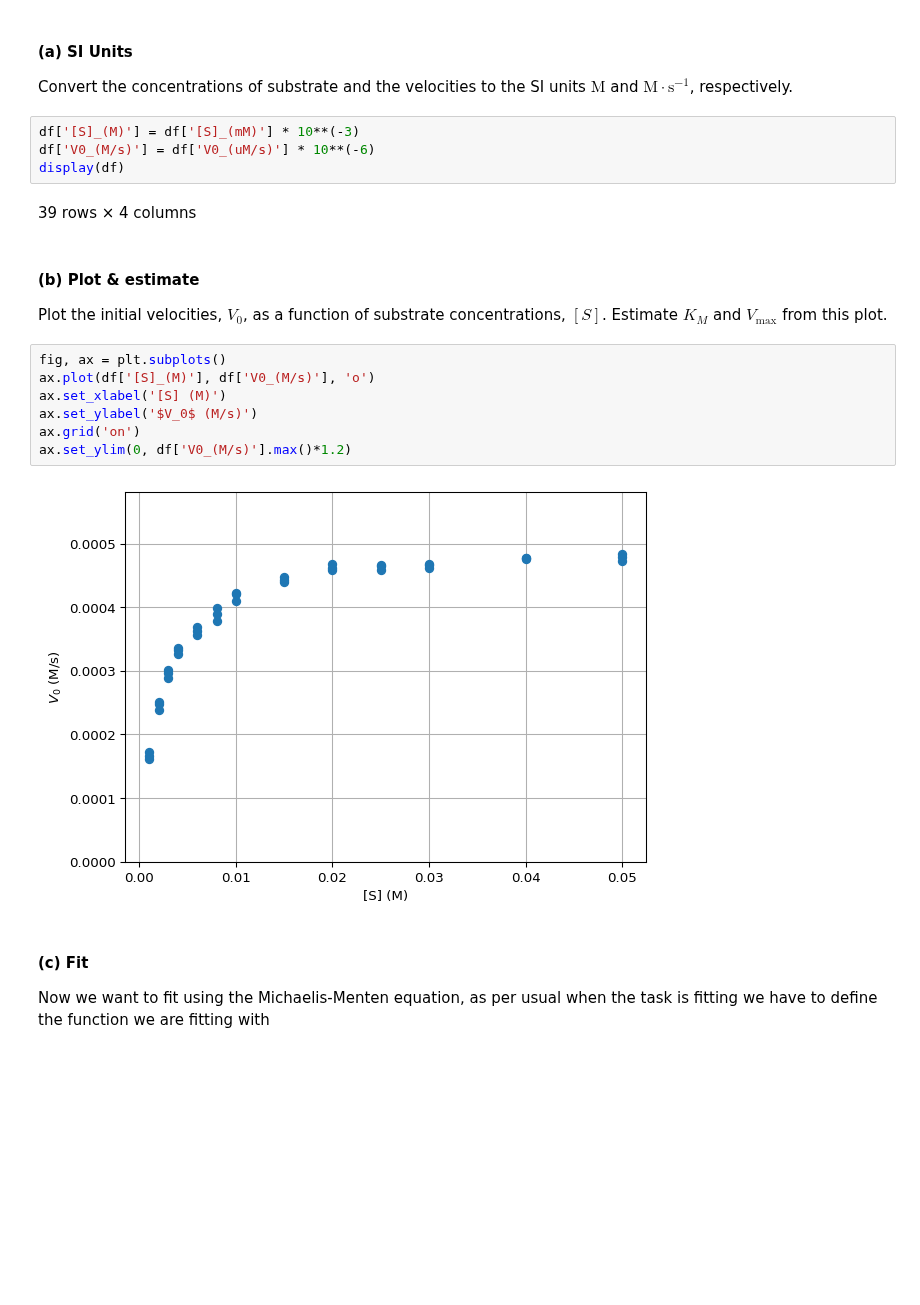
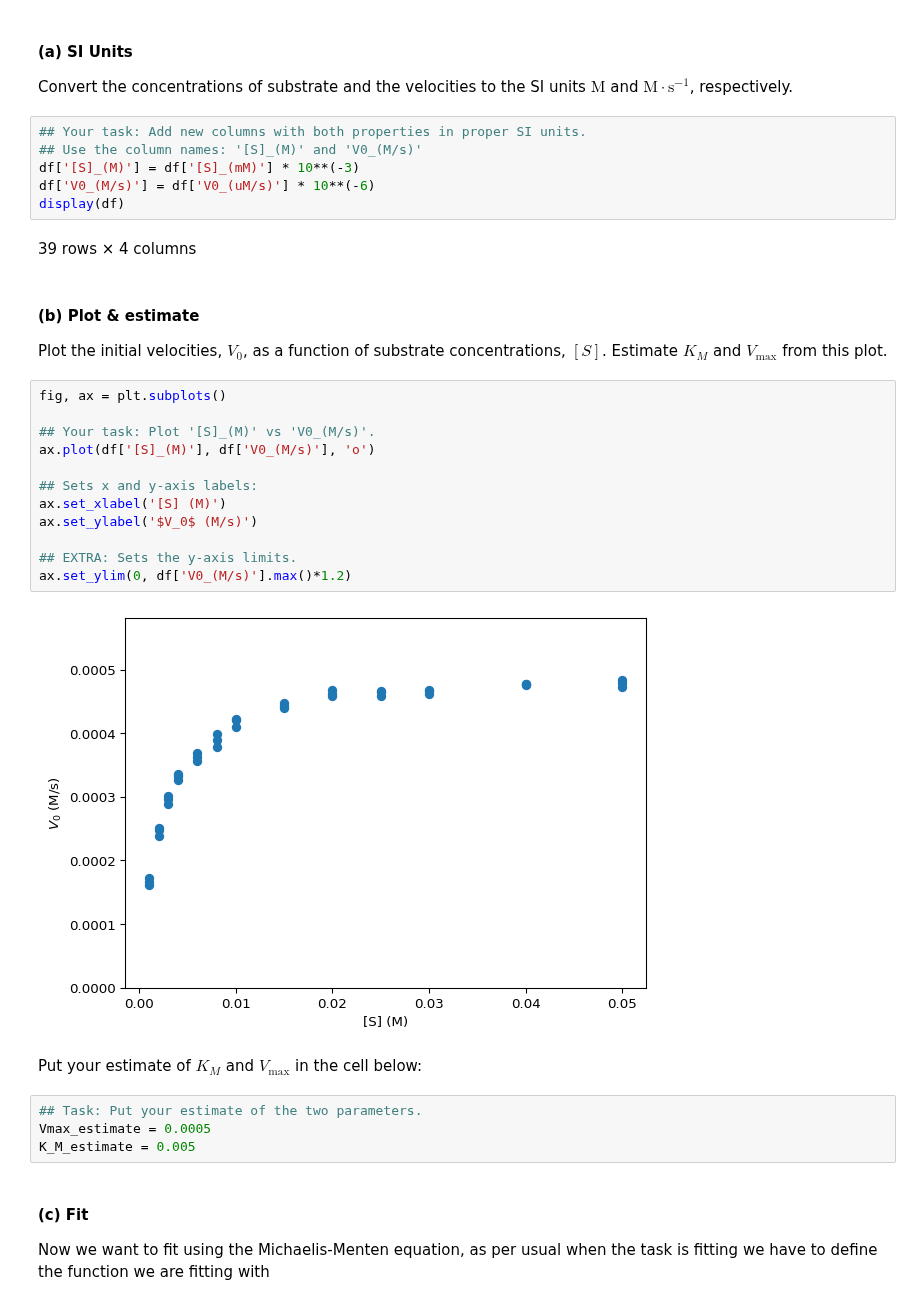
Before and after one commit to au-mbg/fysisk-biokemi, a Jupyter notebook: built_notebooks/master/week_47.ipynb, the cells around one changed output. Drawn from its saved outputs; the diff is of its cells as text; blank space fills up the shorter version.

```diff
--- a/built_notebooks/master/week_47.ipynb
+++ b/built_notebooks/master/week_47.ipynb
@@ -1098,6 +1098,8 @@ display(df)
 Convert the concentrations of substrate and the velocities to the SI
 units $\text{M}$ and $\text{M}\cdot\text{s}^{-1}$, respectively.
 # %%
+## Your task: Add new columns with both properties in proper SI units.
+## Use the column names: '[S]_(M)' and 'V0_(M/s)'
 df['[S]_(M)'] = df['[S]_(mM)'] * 10**(-3)
 df['V0_(M/s)'] = df['V0_(uM/s)'] * 10**(-6)
 display(df)
@@ -1111,13 +1113,24 @@ concentrations, $[S]$. Estimate $K_M$ and $V_\mathrm{max}$ from this
 plot.
 # %%
 fig, ax = plt.subplots()
+
+## Your task: Plot '[S]_(M)' vs 'V0_(M/s)'.
 ax.plot(df['[S]_(M)'], df['V0_(M/s)'], 'o')
+
+## Sets x and y-axis labels:
 ax.set_xlabel('[S] (M)')
 ax.set_ylabel('$V_0$ (M/s)')
-ax.grid('on')
+
+## EXTRA: Sets the y-axis limits.
 ax.set_ylim(0, df['V0_(M/s)'].max()*1.2)
 # %% [output]
-[figure, old version]
+[figure, new version]
+# %% [markdown]
+Put your estimate of $K_M$ and $V_\text{max}$ in the cell below:
+# %%
+## Task: Put your estimate of the two parameters.
+Vmax_estimate = 0.0005
+K_M_estimate = 0.005
 # %% [markdown]
 #### (c) Fit
 
```
Also changed, not shown: parts of 11 cells of this notebook, 13 other files.
